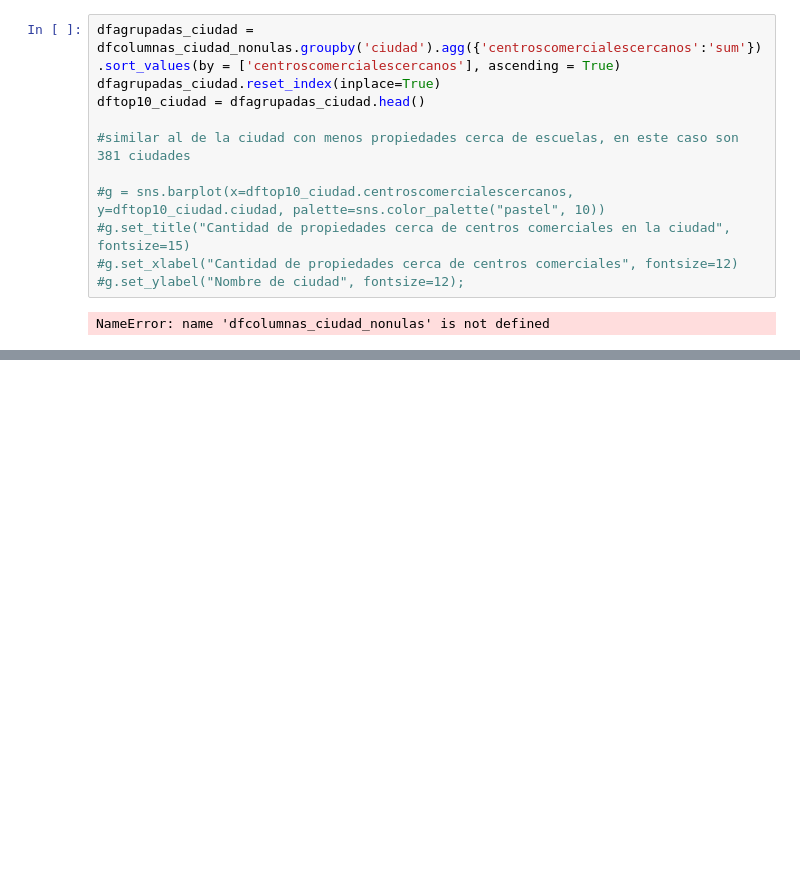
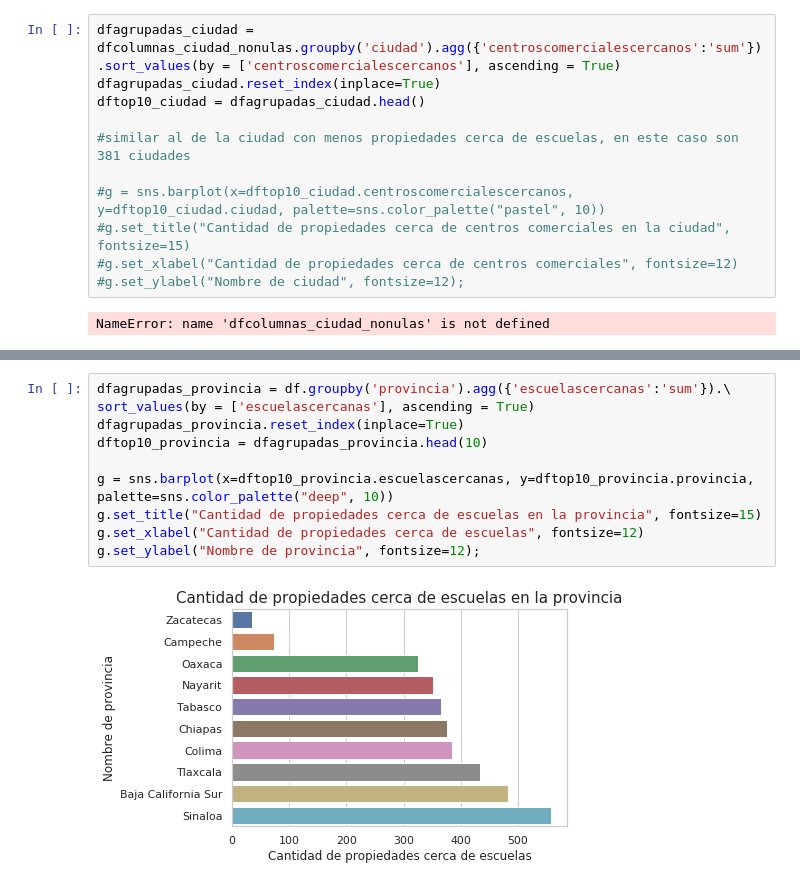
Before and after one commit to camilaserra5/7506-organizacion-de-datos, a Jupyter notebook: Análisis varios.ipynb, the cells around one changed output, grey strips where cells are left out. Drawn from its saved outputs; the diff is of its cells as text; blank space fills up the shorter version.

```diff
--- a/Análisis varios.ipynb
+++ b/Análisis varios.ipynb
@@ -123,4 +158,16 @@ g.set_xlabel("Cantidad de propiedades cerca de escuelas", fontsize=12)
 g.set_ylabel("Nombre de provincia", fontsize=12);
 # %% [output]
 [figure]
+# %%
+dfagrupadas_provincia = df.groupby('provincia').agg({'escuelascercanas':'sum'}).\
+sort_values(by = ['escuelascercanas'], ascending = True)
+dfagrupadas_provincia.reset_index(inplace=True)
+dftop10_provincia = dfagrupadas_provincia.head(10)
+
+g = sns.barplot(x=dftop10_provincia.escuelascercanas, y=dftop10_provincia.provincia, palette=sns.color_palette("deep", 10))
+g.set_title("Cantidad de propiedades cerca de escuelas en la provincia", fontsize=15)
+g.set_xlabel("Cantidad de propiedades cerca de escuelas", fontsize=12)
+g.set_ylabel("Nombre de provincia", fontsize=12);
+# %% [output]
+[figure, added]
 # %%
```
Also changed, not shown: parts of 16 cells of this notebook.
